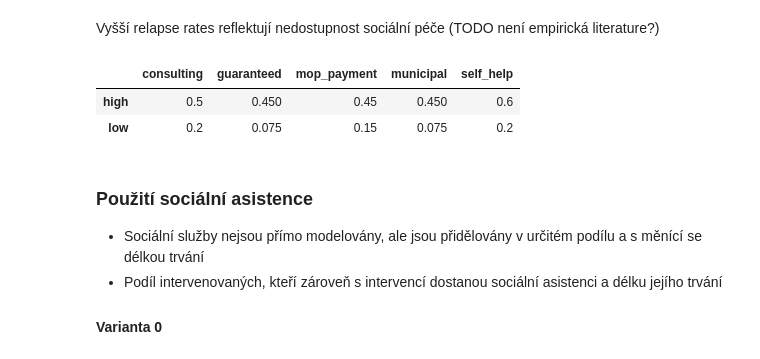
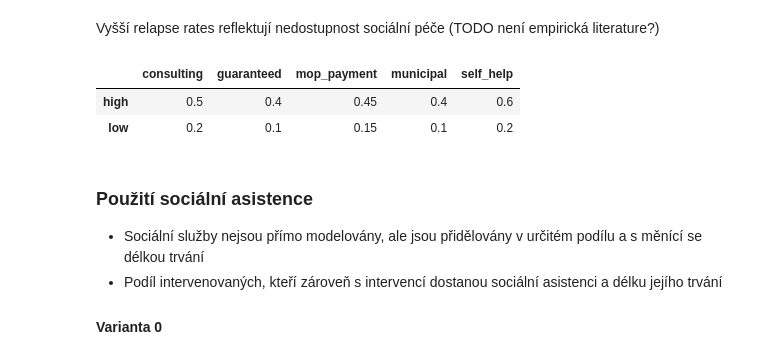
Before and after one commit to vitekzkytek/SocialHousingModel, a Jupyter notebook: model.ipynb, the cells around one changed output. Saved outputs shown, nothing was run; the diff lists cells and outputs as text; code cells hidden in the pictures.

```diff
--- a/model.ipynb
+++ b/model.ipynb
@@ -242,9 +241,11 @@ relapse_rates_v1
 Vyšší relapse rates reflektují nedostupnost sociální péče (TODO není empirická literature?)
 # %%
 relapse_rates_v0 =  relapse_rates_v1.copy()
-relapse_rates_v0[['mop_payment','guaranteed','municipal']] = relapse_rates_v1[['mop_payment','guaranteed','municipal']] * 1.5
+relapse_rates_v0.mop_payment = relapse_rates_v0.mop_payment * 1.5
+relapse_rates_v0.loc['high',['guaranteed','municipal']] = 0.4
+relapse_rates_v0.loc['low',['guaranteed','municipal']] = 0.1
 relapse_rates_v0
 # %% [output]
 |  | consulting | guaranteed | mop_payment | municipal | self_help |
-| high | 0.5 | 0.450 | 0.45 | 0.450 | 0.6 |
-| low | 0.2 | 0.075 | 0.15 | 0.075 | 0.2 |
+| high | 0.5 | 0.4 | 0.45 | 0.4 | 0.6 |
+| low | 0.2 | 0.1 | 0.15 | 0.1 | 0.2 |
```
Also changed, not shown: parts of 111 cells of this notebook, 2 other files.
